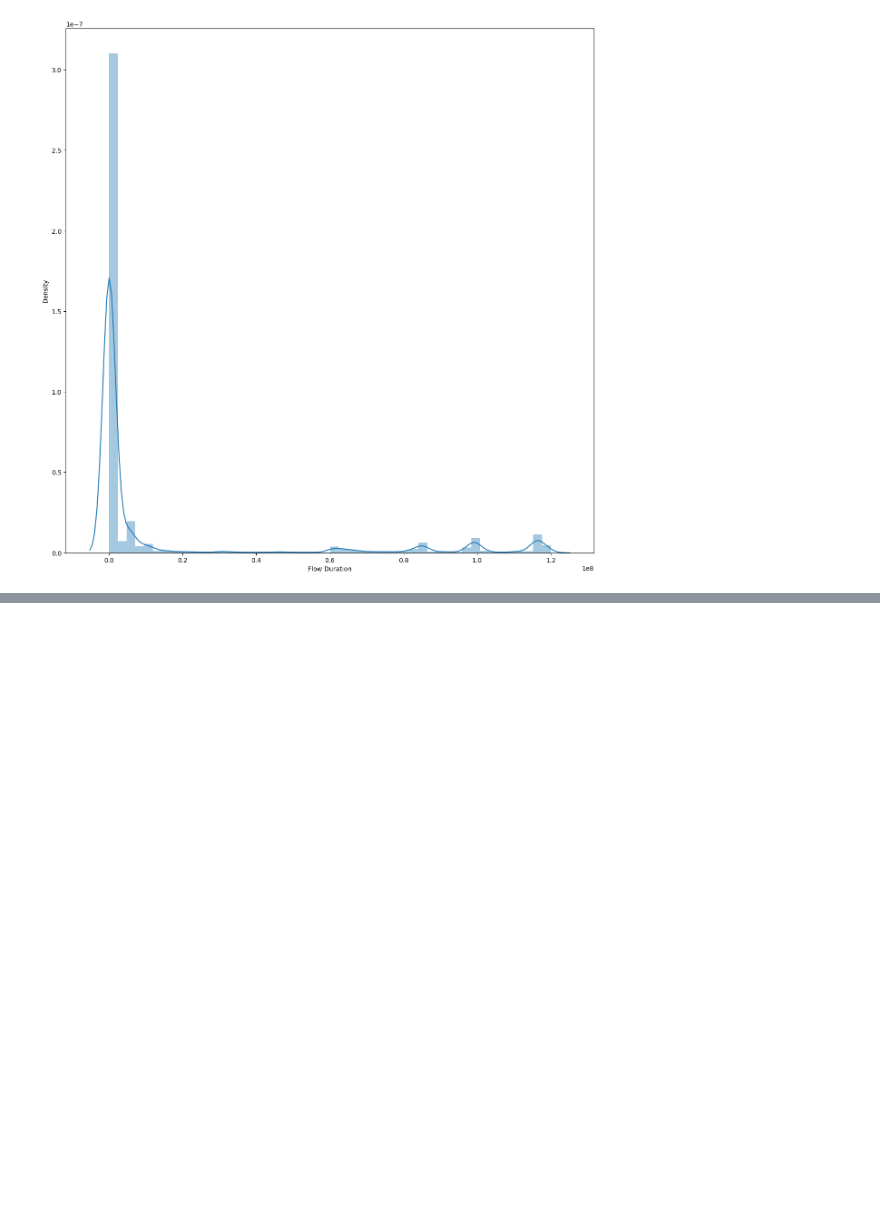
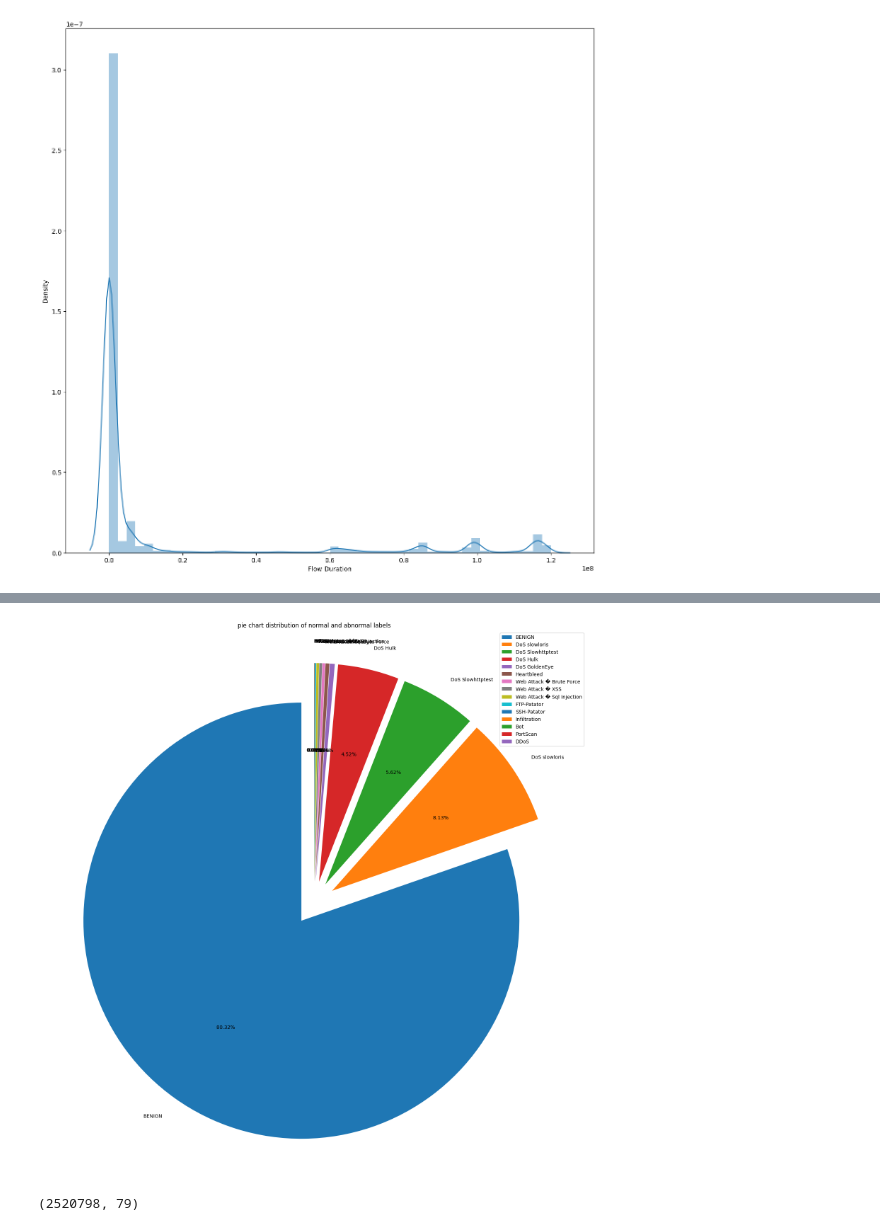
Before and after one commit to rosangithub/ANIDS, a Jupyter notebook: ANIDS.ipynb, the cells around one changed output, grey strips where cells are left out. Saved outputs shown, nothing was run; the diff lists cells and outputs as text; code cells hidden in the pictures; blank space fills up the shorter version.

```diff
--- a/ANIDS.ipynb
+++ b/ANIDS.ipynb
@@ -258,0 +269,15 @@ https://gist.github.com/mwaskom/de44147ed2974457ad6372750bbe5751
+# %%
+import matplotlib.pyplot as plt
+#increase the figure size
+
+plt.figure(figsize=(20,20))
+#piechart distribution of normal and abnormal labels
+labels=df['Label'].unique()
+sizes=df['Label'].value_counts()
+explode=(0.1,)*len(labels)#exploide all the slices slightly
+plt.pie(sizes,labels=labels,autopct="%0.2f%%",explode=explode,startangle=90)
+plt.title("pie chart distribution of normal and abnormal labels")
+plt.legend(labels,loc='best')
+plt.show()
+# %% [output]
+[figure, added]
@@ -258,0 +288,4 @@ https://gist.github.com/mwaskom/de44147ed2974457ad6372750bbe5751
+# %%
+df.shape
+# %% [output]
+(2520798, 79)
```
Also changed, not shown: parts of 6 cells of this notebook.
